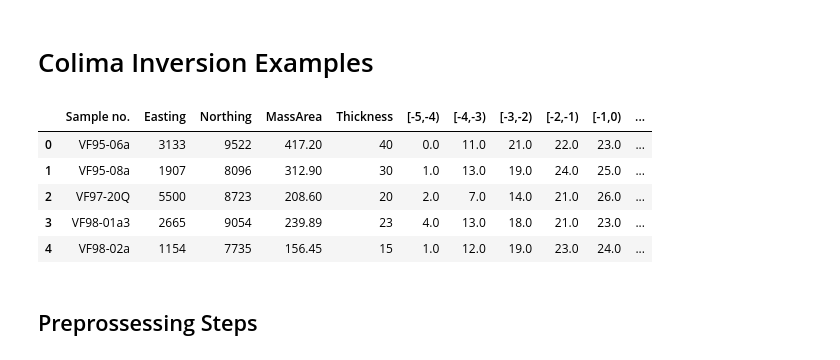
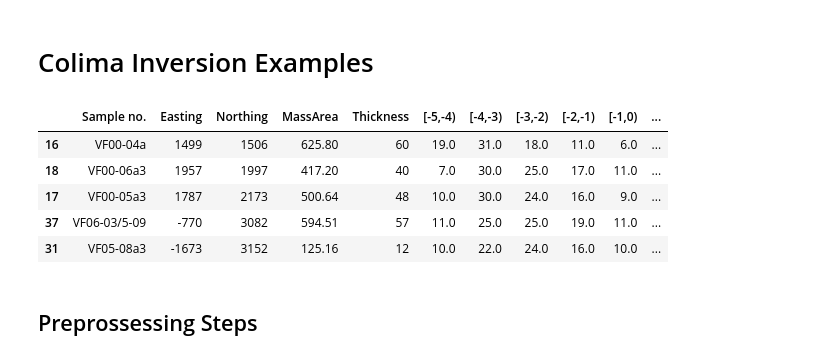
Before and after one commit to nmostert/inversion_project, a Jupyter notebook: Colima_Inversion_Examples.ipynb, the cells around one changed output. Drawn from its saved outputs; the diff is of its cells as text; code cells hidden in the pictures.

```diff
--- a/Colima_Inversion_Examples.ipynb
+++ b/Colima_Inversion_Examples.ipynb
@@ -18,42 +18,21 @@ from pandas import ExcelWriter
 from pandas import ExcelFile
 import xlrd
 import re
-# %%
-filename = "./data/colima/colima_real_data.csv"
-
-raw_df = pd.read_csv(filename)
-
-phi_labels = [
-    "[-5,-4)",
-    "[-4,-3)" ,
-    "[-3,-2)",
-    "[-2,-1)",
-    "[-1,0)",
-    "[0,1)",
-    "[1,2)",
-    "[2,3)",
-    "[3,4)"
-]
-
-ventx = 645110
-venty = 2158088
-
-raw_df["Easting"] = raw_df["Easting"] - ventx
-raw_df["Northing"] = raw_df["Northing"] - venty
-
-for phi in phi_labels:
-    raw_df[phi] = (raw_df[phi].values)*100
-
-raw_df["radius"] = np.sqrt(raw_df["Easting"]**2 + raw_df["Northing"]**2)
-
-display(raw_df.head())
-# %% [output]
-|  | Sample no. | Easting | Northing | MassArea | Thickness | [-5,-4) | [-4,-3) | [-3,-2) | [-2,-1) | [-1,0) | ... |
-| 0 | VF95-06a | 3133 | 9522 | 417.20 | 40 | 0.0 | 11.0 | 21.0 | 22.0 | 23.0 | ... |
-| 1 | VF95-08a | 1907 | 8096 | 312.90 | 30 | 1.0 | 13.0 | 19.0 | 24.0 | 25.0 | ... |
-| 2 | VF97-20Q | 5500 | 8723 | 208.60 | 20 | 2.0 | 7.0 | 14.0 | 21.0 | 26.0 | ... |
-| 3 | VF98-01a3 | 2665 | 9054 | 239.89 | 23 | 4.0 | 13.0 | 18.0 | 21.0 | 23.0 | ... |
-| 4 | VF98-02a | 1154 | 7735 | 156.45 | 15 | 1.0 | 12.0 | 19.0 | 23.0 | 24.0 | ... |
+# %%
+filename = "./data/colima/colima_real_data.csv"
+
+raw_df, grid = io.import_colima(filename)
+
+grid.to_csv("data/colima/colima_grid.csv", sep=" ", header=False, index=False)
+
+display(raw_df.head())
+# %% [output]
+|  | Sample no. | Easting | Northing | MassArea | Thickness | [-5,-4) | [-4,-3) | [-3,-2) | [-2,-1) | [-1,0) | ... |
+| 16 | VF00-04a | 1499 | 1506 | 625.80 | 60 | 19.0 | 31.0 | 18.0 | 11.0 | 6.0 | ... |
+| 18 | VF00-06a3 | 1957 | 1997 | 417.20 | 40 | 7.0 | 30.0 | 25.0 | 17.0 | 11.0 | ... |
+| 17 | VF00-05a3 | 1787 | 2173 | 500.64 | 48 | 10.0 | 30.0 | 24.0 | 16.0 | 9.0 | ... |
+| 37 | VF06-03/5-09 | -770 | 3082 | 594.51 | 57 | 11.0 | 25.0 | 25.0 | 19.0 | 11.0 | ... |
+| 31 | VF05-08a3 | -1673 | 3152 | 125.16 | 12 | 10.0 | 22.0 | 24.0 | 16.0 | 10.0 | ... |
 # %% [markdown]
 ## Preprossessing Steps
 # %%
```
Also changed, not shown: parts of 4 cells of this notebook, 2 other files.
